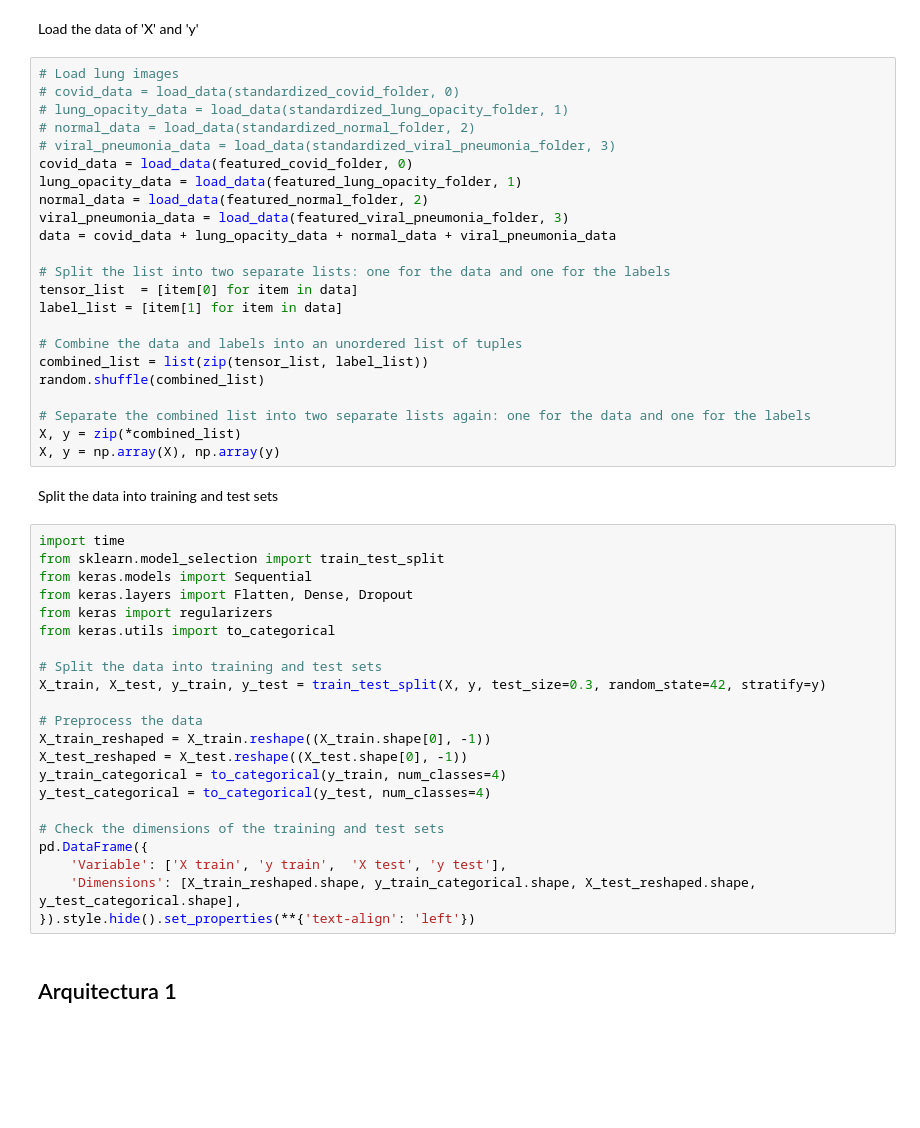
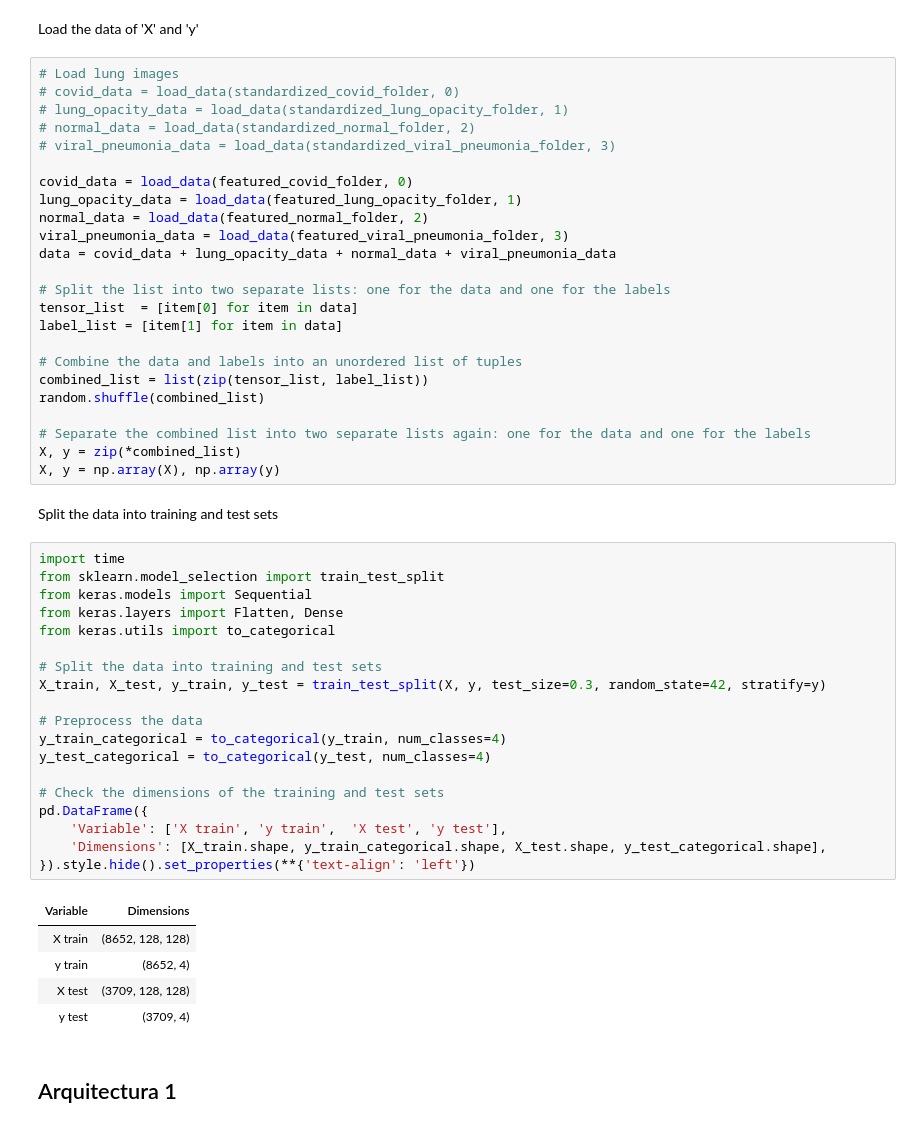
Before and after one commit to Heutlett/2023_PATRONES_PROYECTO2, a Jupyter notebook: proyecto2.ipynb, the cells around one changed output. Cells and saved outputs as stored; diff of their text form; blank space fills up the shorter version.

```diff
--- a/proyecto2.ipynb
+++ b/proyecto2.ipynb
@@ -221,6 +285,7 @@ Load the data of 'X' and 'y'
 # lung_opacity_data = load_data(standardized_lung_opacity_folder, 1)
 # normal_data = load_data(standardized_normal_folder, 2)
 # viral_pneumonia_data = load_data(standardized_viral_pneumonia_folder, 3)
+
 covid_data = load_data(featured_covid_folder, 0)
 lung_opacity_data = load_data(featured_lung_opacity_folder, 1)
 normal_data = load_data(featured_normal_folder, 2)
@@ -243,25 +308,28 @@ Split the data into training and test sets
 # %%
 import time
 from sklearn.model_selection import train_test_split
 from keras.models import Sequential
-from keras.layers import Flatten, Dense, Dropout
-from keras import regularizers
+from keras.layers import Flatten, Dense
 from keras.utils import to_categorical
 
 # Split the data into training and test sets
 X_train, X_test, y_train, y_test = train_test_split(X, y, test_size=0.3, random_state=42, stratify=y)
 
 # Preprocess the data
-X_train_reshaped = X_train.reshape((X_train.shape[0], -1))
-X_test_reshaped = X_test.reshape((X_test.shape[0], -1))
 y_train_categorical = to_categorical(y_train, num_classes=4)
 y_test_categorical = to_categorical(y_test, num_classes=4)
 
 # Check the dimensions of the training and test sets
 pd.DataFrame({
     'Variable': ['X train', 'y train',  'X test', 'y test'],
-    'Dimensions': [X_train_reshaped.shape, y_train_categorical.shape, X_test_reshaped.shape, y_test_categorical.shape],
+    'Dimensions': [X_train.shape, y_train_categorical.shape, X_test.shape, y_test_categorical.shape],
 }).style.hide().set_properties(**{'text-align': 'left'})
+# %% [output]
+| Variable | Dimensions |
+| X train | (8652, 128, 128) |
+| y train | (8652, 4) |
+| X test | (3709, 128, 128) |
+| y test | (3709, 4) |
 # %% [markdown]
 ## Arquitectura 1
 # %%
```
Also changed, not shown: parts of 16 cells of this notebook.
